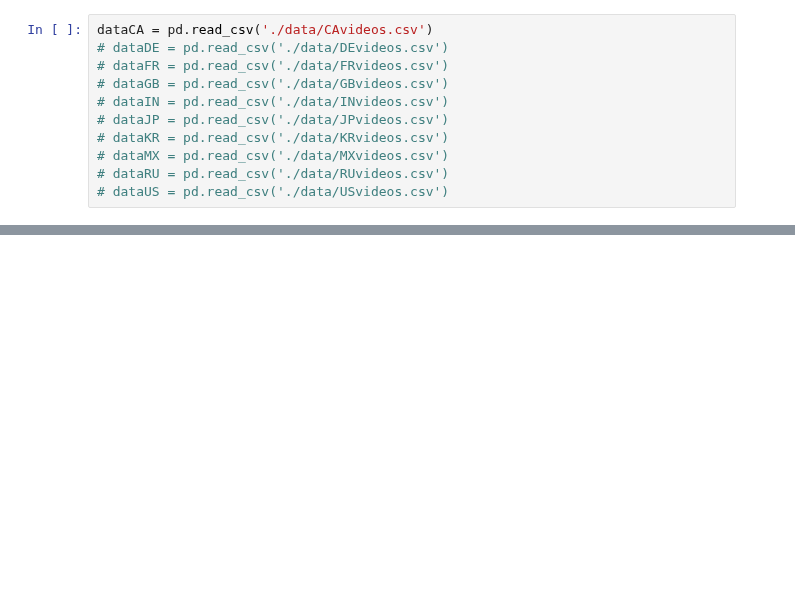
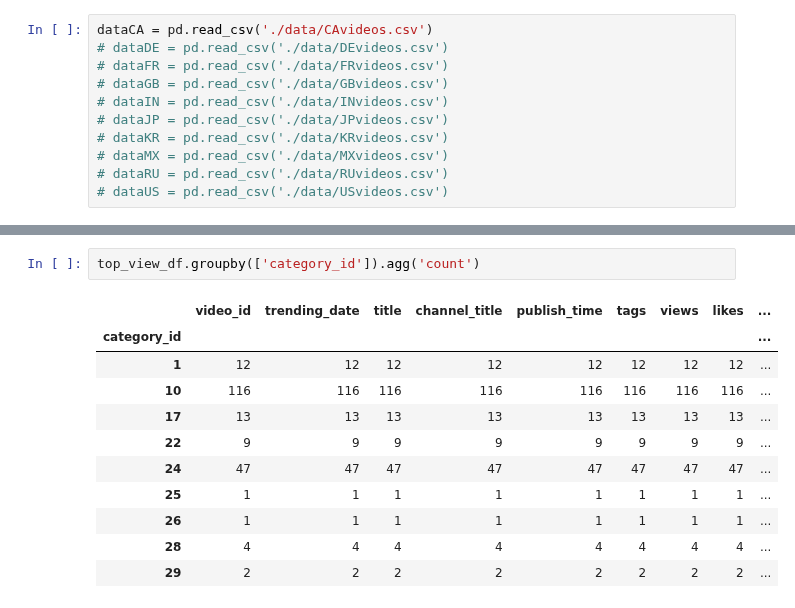
Before and after one commit to Harsh-2420/kaggle, a Jupyter notebook: Youtube/youtube-analysis.ipynb, the cells around one changed output, grey strips where cells are left out. Drawn from its saved outputs; the diff is of its cells as text; blank space fills up the shorter version.

```diff
--- a/Youtube/youtube-analysis.ipynb
+++ b/Youtube/youtube-analysis.ipynb
@@ -50,0 +148,14 @@ dataCA
+# %%
+top_view_df.groupby(['category_id']).agg('count')
+# %% [output]
+|  | video_id | trending_date | title | channel_title | publish_time | tags | views | likes | ... |
+| category_id |  |  |  |  |  |  |  |  | ... |
+| 1 | 12 | 12 | 12 | 12 | 12 | 12 | 12 | 12 | ... |
+| 10 | 116 | 116 | 116 | 116 | 116 | 116 | 116 | 116 | ... |
+| 17 | 13 | 13 | 13 | 13 | 13 | 13 | 13 | 13 | ... |
+| 22 | 9 | 9 | 9 | 9 | 9 | 9 | 9 | 9 | ... |
+| 24 | 47 | 47 | 47 | 47 | 47 | 47 | 47 | 47 | ... |
+| 25 | 1 | 1 | 1 | 1 | 1 | 1 | 1 | 1 | ... |
+| 26 | 1 | 1 | 1 | 1 | 1 | 1 | 1 | 1 | ... |
+| 28 | 4 | 4 | 4 | 4 | 4 | 4 | 4 | 4 | ... |
+| 29 | 2 | 2 | 2 | 2 | 2 | 2 | 2 | 2 | ... |
```
Also changed, not shown: parts of 8 cells of this notebook.
